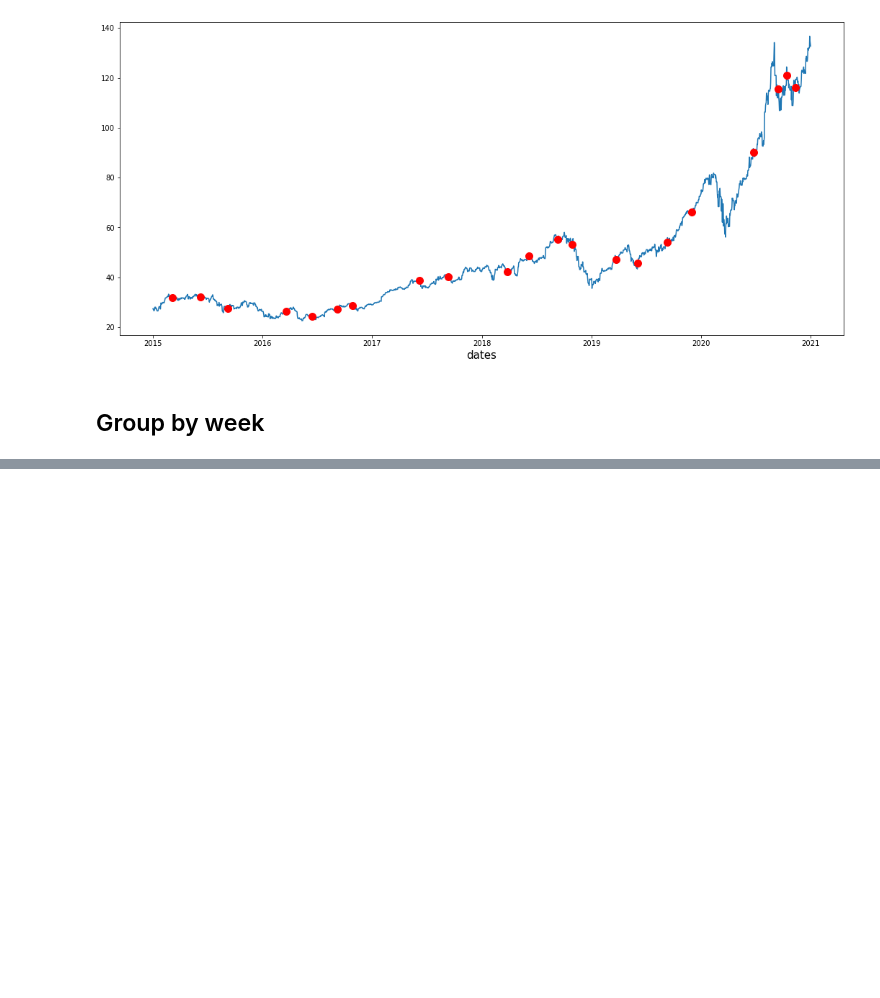
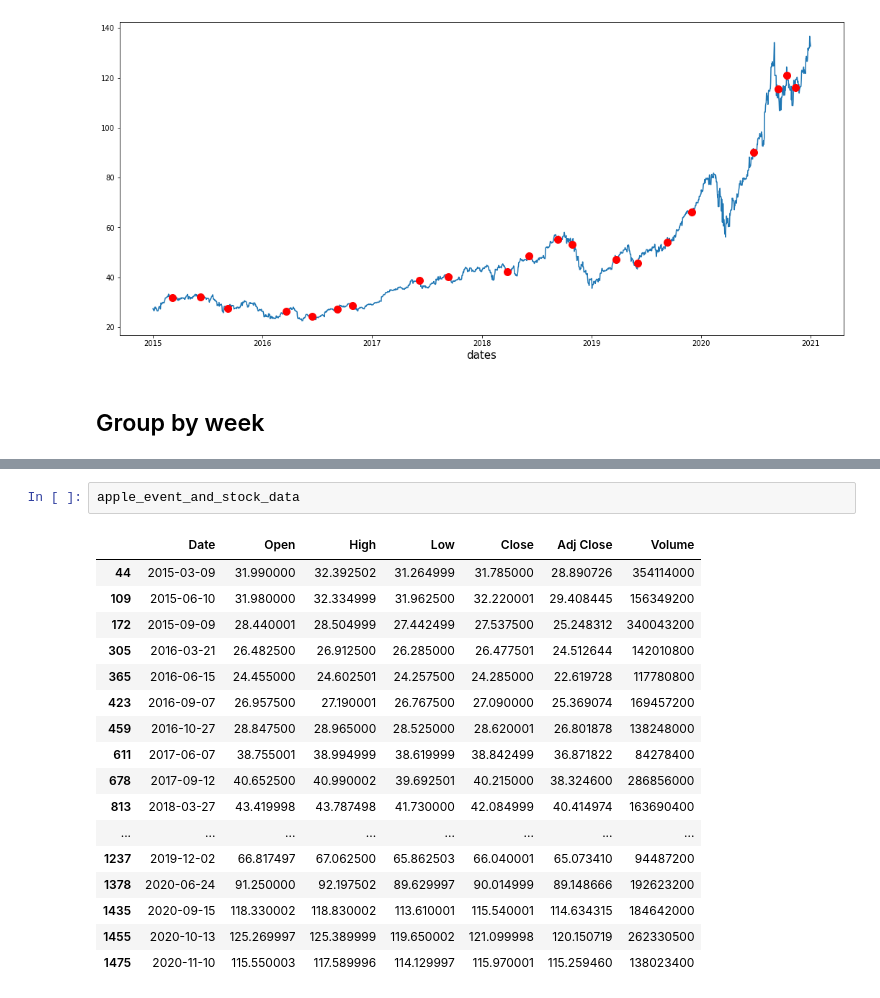
Before and after one commit to epfl-ada/ada-2021-project-club6analysis, a Jupyter notebook: Apple_exploratory_analysis.ipynb, the cells around one changed output, grey strips where cells are left out. Saved outputs shown, nothing was run; the diff lists cells and outputs as text; blank space fills up the shorter version.

```diff
--- a/Apple_exploratory_analysis.ipynb
+++ b/Apple_exploratory_analysis.ipynb
@@ -54,2 +95,22 @@ plt.show()
 # %% [output]
 [figure]
+# %%
+apple_event_and_stock_data
+# %% [output]
+|  | Date | Open | High | Low | Close | Adj Close | Volume |
+| 44 | 2015-03-09 | 31.990000 | 32.392502 | 31.264999 | 31.785000 | 28.890726 | 354114000 |
+| 109 | 2015-06-10 | 31.980000 | 32.334999 | 31.962500 | 32.220001 | 29.408445 | 156349200 |
+| 172 | 2015-09-09 | 28.440001 | 28.504999 | 27.442499 | 27.537500 | 25.248312 | 340043200 |
+| 305 | 2016-03-21 | 26.482500 | 26.912500 | 26.285000 | 26.477501 | 24.512644 | 142010800 |
+| 365 | 2016-06-15 | 24.455000 | 24.602501 | 24.257500 | 24.285000 | 22.619728 | 117780800 |
+| 423 | 2016-09-07 | 26.957500 | 27.190001 | 26.767500 | 27.090000 | 25.369074 | 169457200 |
+| 459 | 2016-10-27 | 28.847500 | 28.965000 | 28.525000 | 28.620001 | 26.801878 | 138248000 |
+| 611 | 2017-06-07 | 38.755001 | 38.994999 | 38.619999 | 38.842499 | 36.871822 | 84278400 |
+| 678 | 2017-09-12 | 40.652500 | 40.990002 | 39.692501 | 40.215000 | 38.324600 | 286856000 |
+| 813 | 2018-03-27 | 43.419998 | 43.787498 | 41.730000 | 42.084999 | 40.414974 | 163690400 |
+| ... | ... | ... | ... | ... | ... | ... | ... |
+| 1237 | 2019-12-02 | 66.817497 | 67.062500 | 65.862503 | 66.040001 | 65.073410 | 94487200 |
+| 1378 | 2020-06-24 | 91.250000 | 92.197502 | 89.629997 | 90.014999 | 89.148666 | 192623200 |
+| 1435 | 2020-09-15 | 118.330002 | 118.830002 | 113.610001 | 115.540001 | 114.634315 | 184642000 |
+| 1455 | 2020-10-13 | 125.269997 | 125.389999 | 119.650002 | 121.099998 | 120.150719 | 262330500 |
+| 1475 | 2020-11-10 | 115.550003 | 117.589996 | 114.129997 | 115.970001 | 115.259460 | 138023400 |
```
Also changed, not shown: parts of 13 cells of this notebook.
